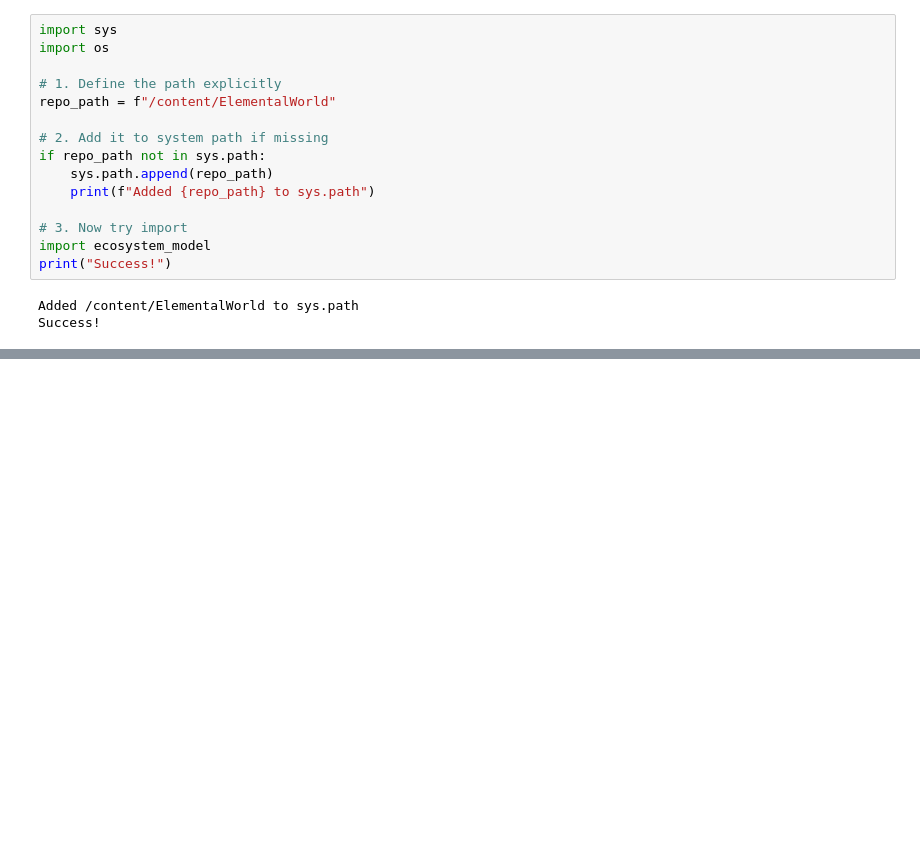
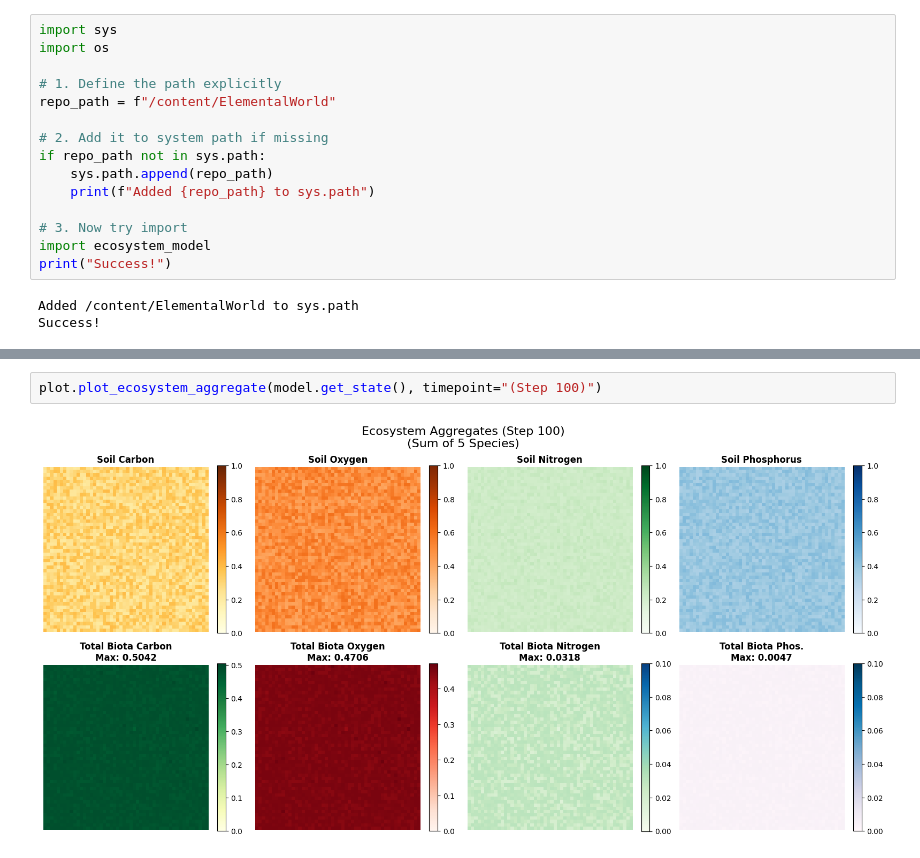
Before and after one commit to filipematos95/ElementalWorld, a Jupyter notebook: simulation_notebook.ipynb, the cells around one changed output, grey strips where cells are left out. Cells and saved outputs as stored; diff of their text form; blank space fills up the shorter version.

```diff
--- a/simulation_notebook.ipynb
+++ b/simulation_notebook.ipynb
@@ -56,0 +64,4 @@ ModuleNotFoundError: No module named 'ecosystem_model_N'
+# %%
+plot.plot_ecosystem_aggregate(model.get_state(), timepoint="(Step 100)")
+# %% [output]
+[figure, added]
```
Also changed, not shown: parts of 3 cells of this notebook.
